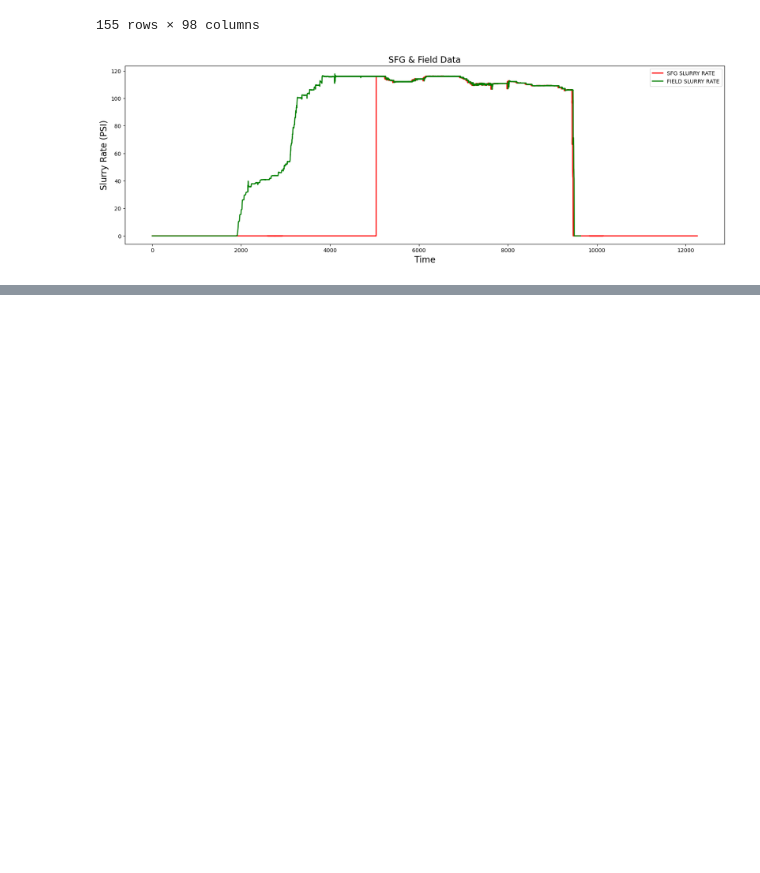
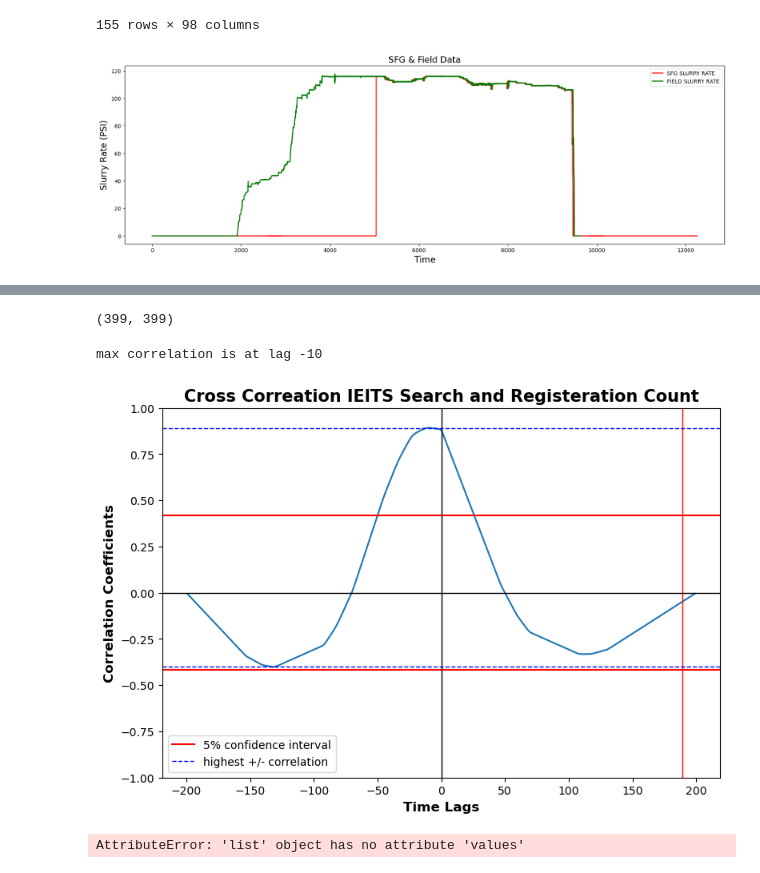
Before and after one commit to rivillasm/python_code, a Jupyter notebook: python_052_empty_rows_shift.ipynb, the cells around one changed output, grey strips where cells are left out. Drawn from its saved outputs; the diff is of its cells as text; code cells hidden in the pictures; blank space fills up the shorter version.

```diff
--- a/python_052_empty_rows_shift.ipynb
+++ b/python_052_empty_rows_shift.ipynb
@@ -151,0 +228,15 @@ plt.show()
+# %%
+# cross correlation
+
+from scipy import signal
+
+def ccf_values(series1, series2):
+    p = series1
+    q = series2
+    p = (p - np.mean(p)) / (np.std(p) * len(p))
+    q = (q - np.mean(q)) / (np.std(q))
+    c = np.correlate(p, q, 'full')
+    return c
+
+ccf_ielts = ccf_values(sfg_s, field_s)
+ccf_ielts
@@ -151,0 +261,4 @@ plt.show()
+# %%
+# list of of our lag values
+lags = signal.correlation_lags(len(sfg_s),len(field_s))
+lags
@@ -151,0 +283,33 @@ plt.show()
+# %%
+len(lags),len(ccf_ielts)
+# %% [output]
+(399, 399)
+# %%
+def ccf_plot(lags, ccf):
+    fig, ax =plt.subplots(figsize=(9, 6))
+    ax.plot(lags, ccf)
+    ax.axhline(-2/np.sqrt(23), color='red', label='5% confidence interval')
+    ax.axhline(2/np.sqrt(23), color='red')
+    ax.axvline(x = np.argmax(ccf_ielts), color = 'red', lw = 1)
+    ax.axvline(x = 0, color = 'black', lw = 1)
+    ax.axhline(y = 0, color = 'black', lw = 1)
+    ax.axhline(y = np.max(ccf), color = 'blue', lw = 1, linestyle='--', label = 'highest +/- correlation')
+    ax.axhline(y = np.min(ccf), color = 'blue', lw = 1, linestyle='--')
+    ax.set(ylim = [-1, 1])
+    ax.set_title('Cross Correation IElTS Search and Registeration Count', weight='bold', fontsize = 15)
+    ax.set_ylabel('Correlation Coefficients', weight='bold', fontsize = 12)
+    ax.set_xlabel('Time Lags', weight='bold', fontsize = 12)
+    plt.legend()
+
+#ccf_plot(lags[1620:1670], ccf_ielts[1620:1670])
+ccf_plot(lags, ccf_ielts)
+
+maxlag = lags[np.argmax(ccf_ielts)]
+print("max correlation is at lag %d" % maxlag)
+# %% [output]
+max correlation is at lag -10
+[figure, added]
+# %%
+data['Series1'].values
+# %% [output]
+AttributeError: 'list' object has no attribute 'values'
```
Also changed, not shown: parts of 9 cells of this notebook.
